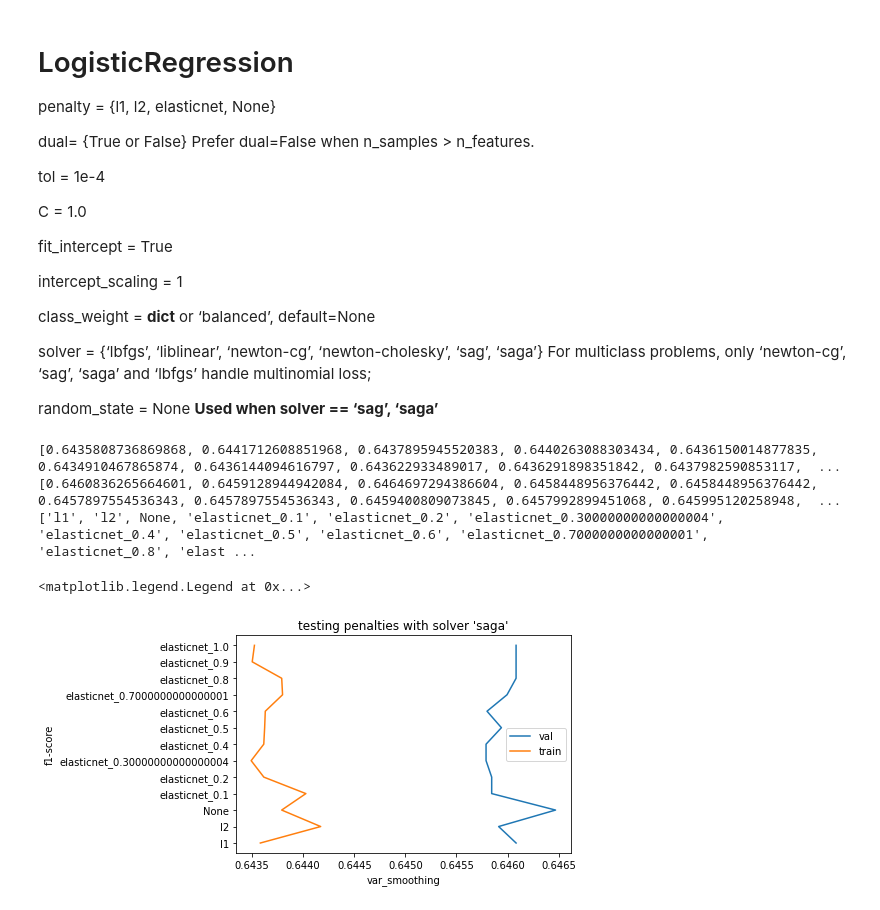
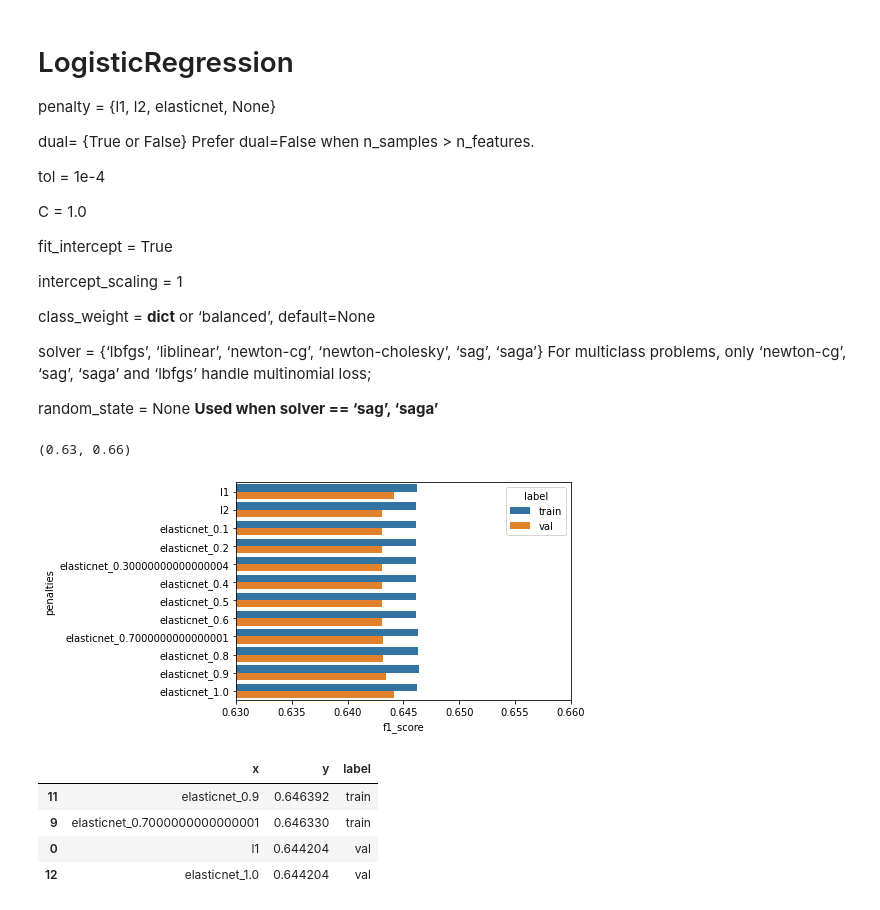
Before and after one commit to IndioP/Projeto-AM, a Jupyter notebook: Avila.ipynb, the cells around one changed output. Drawn from its saved outputs; the diff is of its cells as text; code cells hidden in the pictures.

Commit message:
Melhorando a visualização dos experimentos com o regressor logistico

```diff
--- a/Avila.ipynb
+++ b/Avila.ipynb
@@ -284,11 +286,10 @@ solver = {‘lbfgs’, ‘liblinear’, ‘newton-cg’, ‘newton-cholesky’,
 For multiclass problems, only ‘newton-cg’, ‘sag’, ‘saga’ and ‘lbfgs’ handle multinomial loss;
 
 random_state = None **Used when solver == ‘sag’, ‘saga’**
+# %%
+def make_df_metrics(methods,results_train,results_val):
+  return pd.concat([pd.DataFrame({"x":methods,'y':results_train,'label':['train']*len(results_train)}),pd.DataFrame({"x":methods,'y':results_val,'label':['val']*len(results_val)})])
 # %%
-import numpy as np
-import matplotlib.pyplot as plt
-from sklearn.preprocessing import StandardScaler
-from sklearn.pipeline import Pipeline
 
 results_val = []
 results_train = []
@@ -310,22 +311,23 @@ for l1_ratio in np.linspace(0.1,1.0,10):
   pred = clf.predict(X_train)
   results_train.append(f1_score(pred,y_train,average="weighted"))
 
-print(results_train)
-print(results_val)
-print(penalties)
-penalties = [str(p) for p in penalties]
-plt.title("testing penalties with solver 'saga'")
-plt.plot(results_val,penalties,label='val')
-plt.plot(results_train,penalties,label='train')
-plt.ylabel("f1-score")
-plt.xlabel("var_smoothing")
-plt.legend()
+df_metrics = make_df_metrics(penalties,results_train,results_val)
-# %% [output]
-[0.6435808736869868, 0.6441712608851968, 0.6437895945520383, 0.6440263088303434, 0.6436150014877835, 0.6434910467865874, 0.6436144094616797, 0.643622933489017, 0.6436291898351842, 0.6437982590853117,  ...
-[0.6460836265664601, 0.6459128944942084, 0.6464697294386604, 0.6458448956376442, 0.6458448956376442, 0.6457897554536343, 0.6457897554536343, 0.6459400809073845, 0.6457992899451068, 0.645995120258948,  ...
-['l1', 'l2', None, 'elasticnet_0.1', 'elasticnet_0.2', 'elasticnet_0.30000000000000004', 'elasticnet_0.4', 'elasticnet_0.5', 'elasticnet_0.6', 'elasticnet_0.7000000000000001', 'elasticnet_0.8', 'elast ...
-<matplotlib.legend.Legend at 0x...>
-[figure, removed]
+# %%
+sns.barplot(data=df_metrics,y='x',x='y',hue='label')
+plt.ylabel("penalties")
+plt.xlabel("f1_score")
+plt.xlim(0.63, 0.66)
+# %% [output]
+(0.63, 0.66)
+[figure, added]
+# %%
+df_metrics.sort_values(by='y',ascending=False).groupby(by='label').head(2)
+# %% [output]
+|  | x | y | label |
+| 11 | elasticnet_0.9 | 0.646392 | train |
+| 9 | elasticnet_0.7000000000000001 | 0.646330 | train |
+| 0 | l1 | 0.644204 | val |
+| 12 | elasticnet_1.0 | 0.644204 | val |
 # %%
 results_val = []
 results_train = []
```
Also changed, not shown: parts of 12 cells of this notebook.
